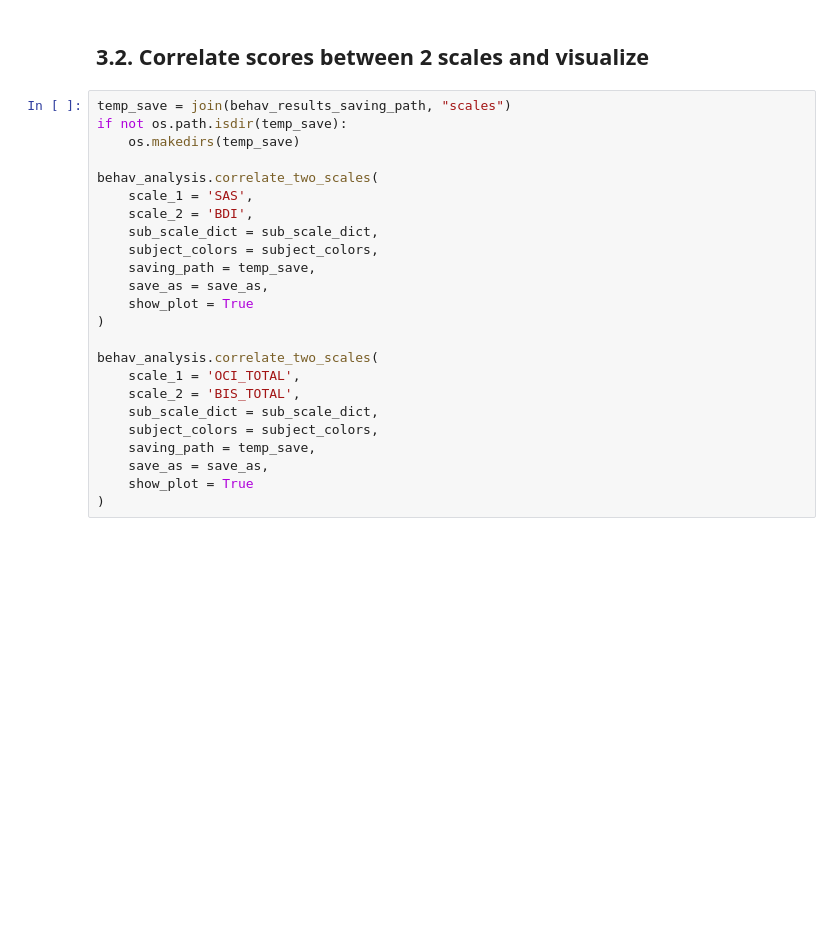
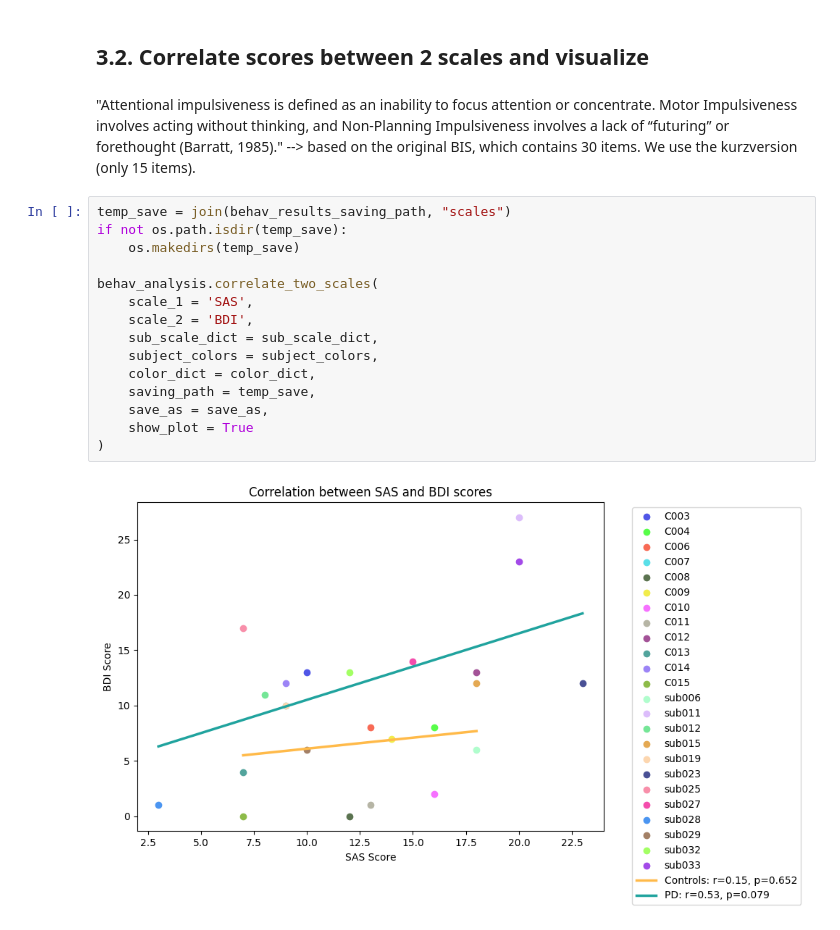
Before and after one commit to juliettevivien/analysis_mSST, a Jupyter notebook: scripts/BEHAV_1_scales.ipynb, the cells around one changed output. Cells and saved outputs as stored; diff of their text form; blank space fills up the shorter version.

Commit message:
added correlation between scales and linear regression per group

```diff
--- a/scripts/BEHAV_1_scales.ipynb
+++ b/scripts/BEHAV_1_scales.ipynb
@@ -143,26 +193,21 @@ for viz in ['subject', 'condition']:
 # %% [markdown]
 ## 3.2. Correlate scores between 2 scales and visualize ##
+# %% [markdown]
+"Attentional impulsiveness is defined as an inability to focus attention or concentrate. Motor Impulsiveness involves acting without thinking, and Non-Planning Impulsiveness involves a lack of ‘‘futuring” or forethought (Barratt, 1985)." --> based on the original BIS, which contains 30 items. We use the kurzversion (only 15 items).
 # %%
 temp_save = join(behav_results_saving_path, "scales")
 if not os.path.isdir(temp_save):
     os.makedirs(temp_save)
 
 behav_analysis.correlate_two_scales(
     scale_1 = 'SAS',
     scale_2 = 'BDI',
     sub_scale_dict = sub_scale_dict,
     subject_colors = subject_colors,
+    color_dict = color_dict,
     saving_path = temp_save,
     save_as = save_as,
     show_plot = True
 )
-
-behav_analysis.correlate_two_scales(
-    scale_1 = 'OCI_TOTAL',
-    scale_2 = 'BIS_TOTAL',
-    sub_scale_dict = sub_scale_dict,
-    subject_colors = subject_colors,
-    saving_path = temp_save,
-    save_as = save_as,
-    show_plot = True
-)
+# %% [output]
+[figure, added]
```
Also changed, not shown: parts of 13 cells of this notebook, 1 other file.
